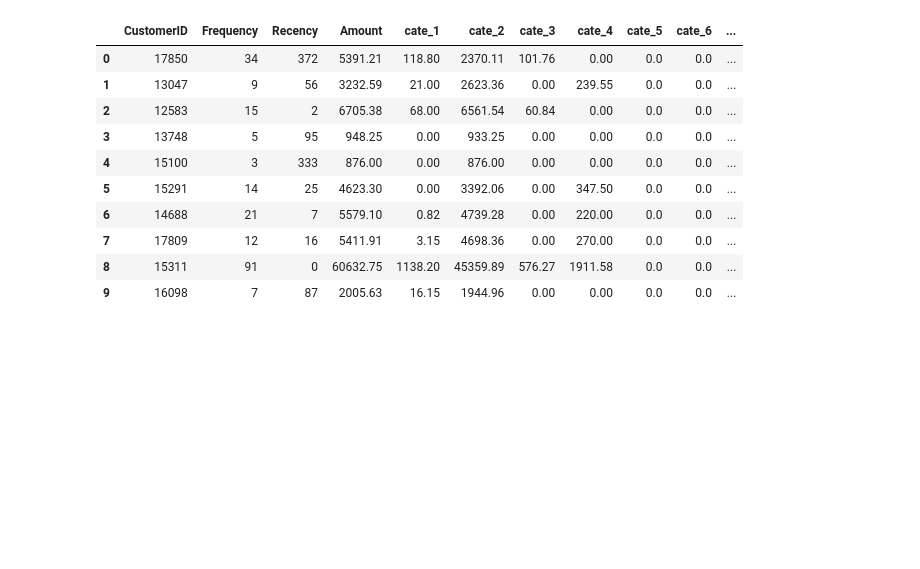
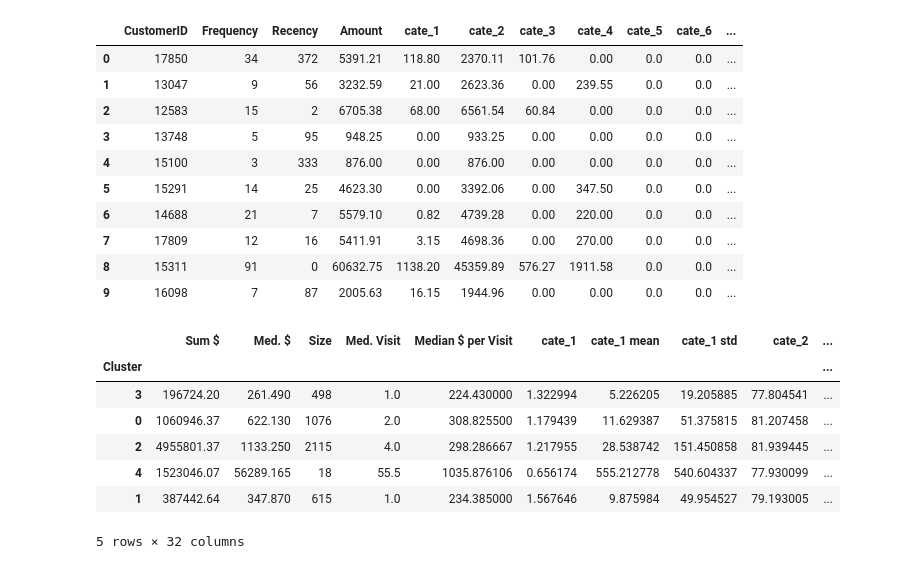
Before and after one commit to fay067/CSC522_P08_Project, a Jupyter notebook: stock_prod_clustering.ipynb, the cells around one changed output. Cells and saved outputs as stored; diff of their text form; code cells hidden in the pictures; blank space fills up the shorter version.

```diff
--- a/stock_prod_clustering.ipynb
+++ b/stock_prod_clustering.ipynb
@@ -80,0 +84,13 @@ _rfm.groupby('Group', as_index = False)['CustomerID'].count()
+# %%
+n_attributes = len(stock_rfm.columns) - 5
+customer_clustering = df_for_chart(stock_rfm, n_attributes)
+display(customer_clustering)
+# %% [output]
+|  | Sum $ | Med. $ | Size | Med. Visit | Median $ per Visit | cate_1 | cate_1 mean | cate_1 std | cate_2 | ... |
+| Cluster |  |  |  |  |  |  |  |  |  | ... |
+| 3 | 196724.20 | 261.490 | 498 | 1.0 | 224.430000 | 1.322994 | 5.226205 | 19.205885 | 77.804541 | ... |
+| 0 | 1060946.37 | 622.130 | 1076 | 2.0 | 308.825500 | 1.179439 | 11.629387 | 51.375815 | 81.207458 | ... |
+| 2 | 4955801.37 | 1133.250 | 2115 | 4.0 | 298.286667 | 1.217955 | 28.538742 | 151.450858 | 81.939445 | ... |
+| 4 | 1523046.07 | 56289.165 | 18 | 55.5 | 1035.876106 | 0.656174 | 555.212778 | 540.604337 | 77.930099 | ... |
+| 1 | 387442.64 | 347.870 | 615 | 1.0 | 234.385000 | 1.567646 | 9.875984 | 49.954527 | 79.193005 | ... |
+5 rows × 32 columns
```
Also changed, not shown: parts of 5 cells of this notebook, 3 other files.
